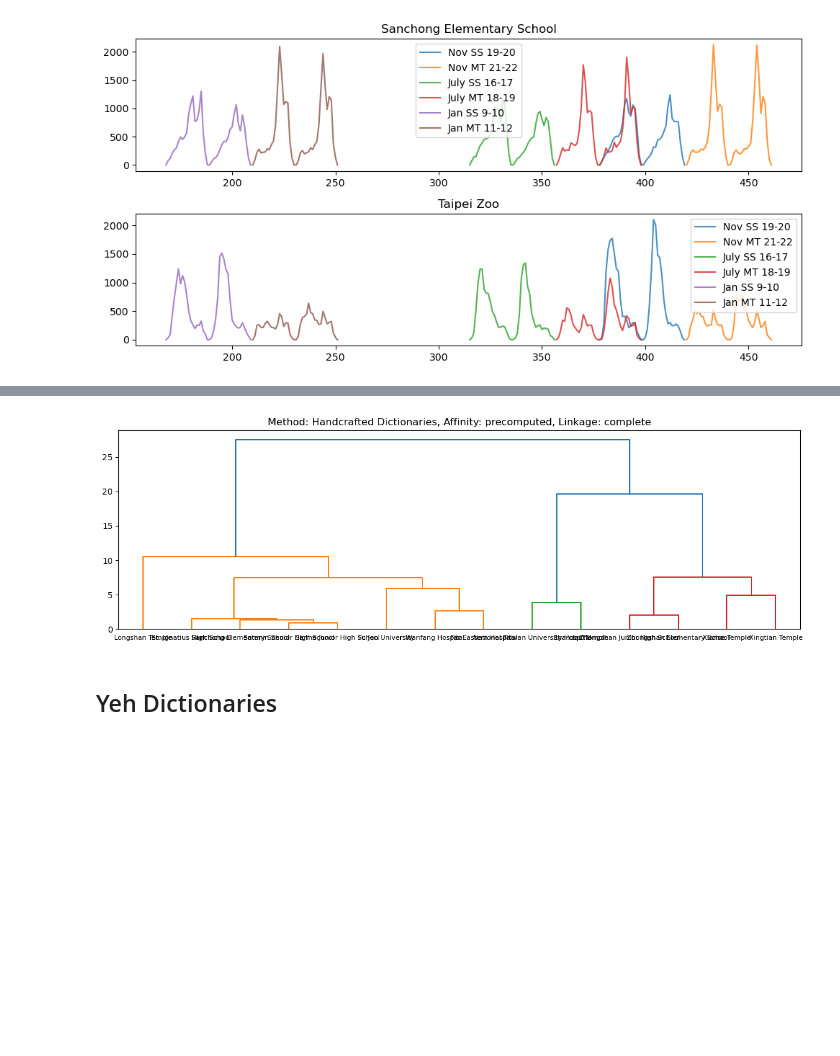
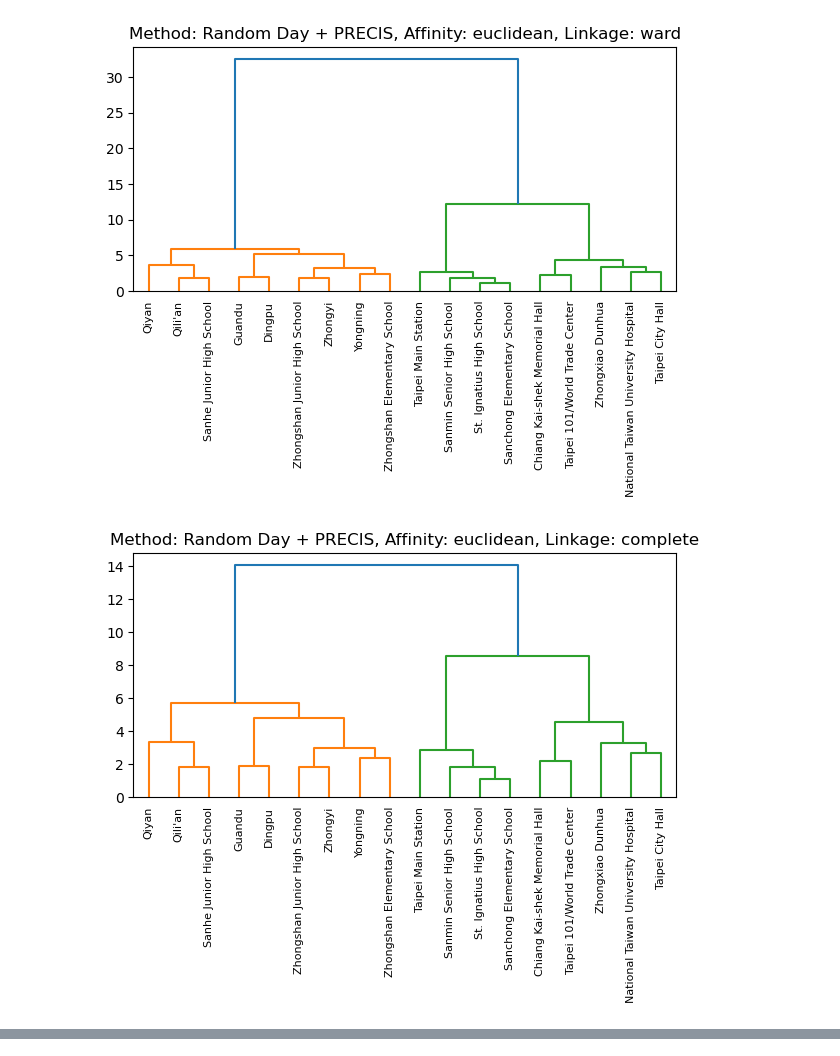
Before and after one commit to ader003/PRCIS, a Jupyter notebook: TaipeiMRT_CLU.ipynb, the cells around one changed output, grey strips where cells are left out. Cells and saved outputs as stored; diff of their text form; code cells hidden in the pictures; blank space fills up the shorter version.

```diff
--- a/TaipeiMRT_CLU.ipynb
+++ b/TaipeiMRT_CLU.ipynb
@@ -35,3 +60,10 @@ def loadtaipeidata(main_dir, stationnames):
     d = d.transpose()
     allstationdata = pd.DataFrame(d,columns_all) # load all station data into dataframe
     return allstationdata.T
+
+subsetstationnames = []
+for k in label_colors_sans_loc.keys():
+    line = label_colors_sans_loc[k]
+    if line=='r' or line=='gold':
+        subsetstationnames.append(k)
+example = ['Dingpu', 'Yongning', 'Zhongyi', 'Guandu', "Qili'an", 'Qiyan', 'Zhongshan Junior High School','Zhongshan Elementary School','Taipei 101/World Trade Center', 'Taipei City Hall','Sanmin Senior High School', 'St. Ignatius High School','Sanhe Junior High School', 'Sanchong Elementary School', 'Taipei Main Station', 'National Taiwan University Hospital', 'Chiang Kai-shek Memorial Hall','Zhongxiao Dunhua']
@@ -94,49 +191,52 @@ Name: 2085, dtype: int32
 # %%
-# Random day, not obvious holiday
-patternmonths = ['201601_exit.mat','201603_exit.mat','201607_exit.mat', '201611_exit.mat']
-columns = np.concatenate((np.array(['day','hour']),stations_exit))
+# Random day, not obvious holiday ; need to find a day that is not a holiday
+patternmonths = ['201601_enter.mat','201603_enter.mat','201607_enter.mat', '201611_enter.mat']
+columns = np.concatenate((np.array(['day','hour']),stations_enter))
 exemplar = {}
 for (root,dirs,files) in os.walk(main_dir):
     for f in files:
         if f in patternmonths:
             data = loadmat(main_dir+"/"+f)
             data = data['data']
             data = data.transpose()
             data = pd.DataFrame(data,columns)
             data = data.transpose()
             if f == "201606_exit.mat":
                 exemplar['Mar RF 10-11'] = pd.concat([data[data['day']==10],data[data['day']==11]])
                 exemplar['Mar SS 12-13'] = pd.concat([data[data['day']==12],data[data['day']==13]])
             elif f == "201607_exit.mat":
                 exemplar['July SS 16-17'] = pd.concat([data[data['day']==16],data[data['day']==17]])
                 exemplar['July MT 18-19'] = pd.concat([data[data['day']==18],data[data['day']==19]])
             elif f == "201601_exit.mat":
                 exemplar['Jan SS 9-10'] = pd.concat([data[data['day']==9],data[data['day']==10]])
                 exemplar['Jan MT 11-12'] = pd.concat([data[data['day']==11],data[data['day']==12]])
             elif f == "201611_exit.mat":
                 exemplar["Nov SS 19-20"] = pd.concat([data[data['day']==19],data[data['day']==20]])
                 exemplar["Nov MT 21-22"] = pd.concat([data[data['day']==21],data[data['day']==22]])
 
-fig, axs = plt.subplots(2,1,figsize=(10,5))
-for i in exemplar.keys():
-    tmp = exemplar[i]
-    axs[0].plot(tmp['Sanchong Elementary School exit'], label=i, alpha=0.8)
-    axs[1].plot(tmp['Taipei Zoo exit'], label=i, alpha=0.8)
-    axs[0].set_title('Sanchong Elementary School')
-    axs[1].set_title('Taipei Zoo')
-    axs[0].grid()
-    axs[0].legend()
-    axs[1].grid()
-    axs[1].legend()
-plt.show()
-
-use_dicts = [[] for i in range(len(subsetstationnames))]
-label_colors = {station:'k' for station in subsetstationnames}
+use_dicts = [[] for i in range(len(example))]
+label_colors = {station:'k' for station in example}
 for pattern in exemplar.keys():
     day = exemplar[pattern]
-    for station in range(len(subsetstationnames)):
-        k = subsetstationnames[station] + " exit"
+    for station in range(len(example)):
+        k = example[station] + " enter"
         use_dicts[station].append(zscore(np.array(day[k]),nan_policy='omit'))
+
 use_dicts = np.asarray(use_dicts)
+
+# make distmat for handcrafted
+e = Experiment("PRECIS", [8,40], algyield=True, multivariate=False, downsamplefactor=1)
+distmat = e.distmat_from_dicts(use_dicts)
+
+for linkage in linkagetypes:
+    for affinity in affinities:
+        if linkage == 'ward':
+            # plotty_ac(rootsavename+"euclidean{}.svg".format(linkage), "CATCH-22", "euclidean", linkage, observationvectors, subsetstationnames, label_colors)
+            plotty_ac(None, "Random Day + PRECIS", "euclidean", linkage, observationvectors, labels, {s:'k' for s in labels})
+            break
+        else:
+            # plotty_ac(rootsavename+"{}{}.svg".format(affinity,linkage), "CATCH-22",affinity,linkage,observationvectors,subsetstationnames,label_colors)
+            plotty_ac(None, "Random Day + PRECIS", affinity, linkage, observationvectors, labels, {s:'k' for s in labels})
 # %% [output]
-[figure, old version]
+[figure, new version]
+[figure, added]
@@ -143,10 +250,0 @@ use_dicts = np.asarray(use_dicts)
-# %%
-# make distmat for handcrafted
-e = Experiment("PRECIS", [8,42], algyield=True, multivariate=False, downsamplefactor=1)
-distmat = e.distmat_from_dicts(use_dicts)
-# for this particular dataset, using a different plotting function will improve quality of life; the function was written for other datasets whose labels were not automatically rotated
-plotty_ac(None, "Handcrafted Dictionaries", "precomputed", "complete", distmat, subsetstationnames, label_colors)
-# %% [output]
-[figure, removed]
-# %% [markdown]
-## Yeh Dictionaries
```
Also changed, not shown: parts of 18 cells of this notebook, 22 other files.
